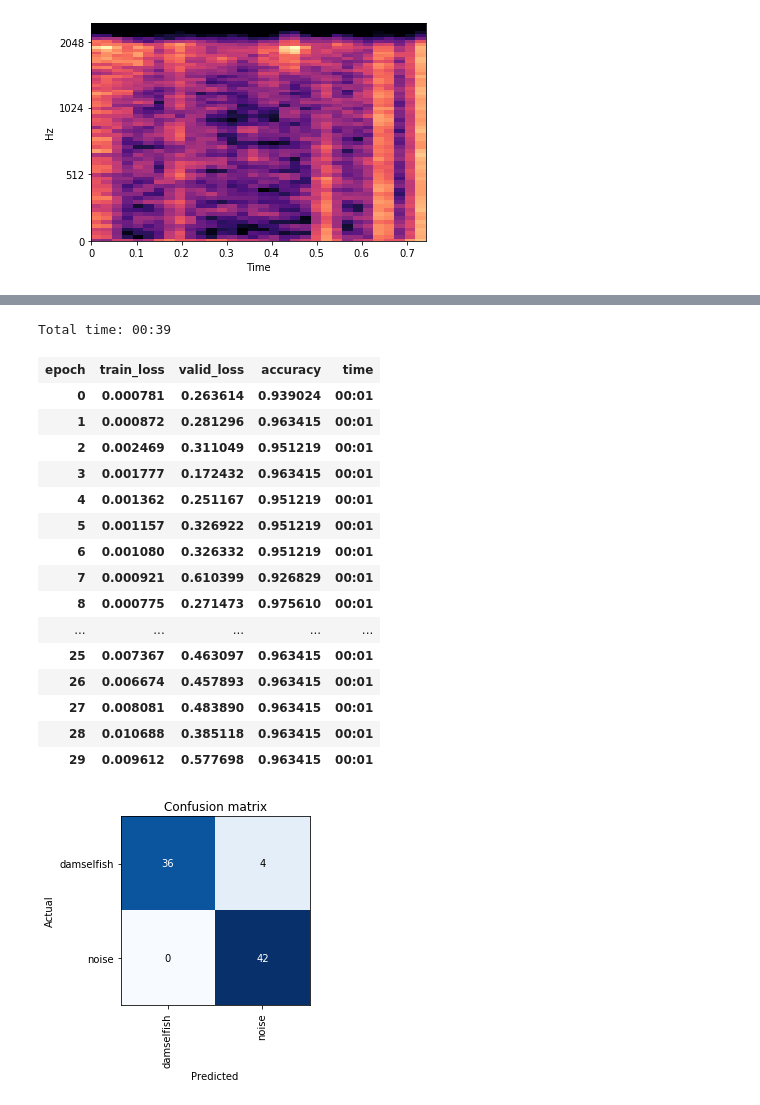
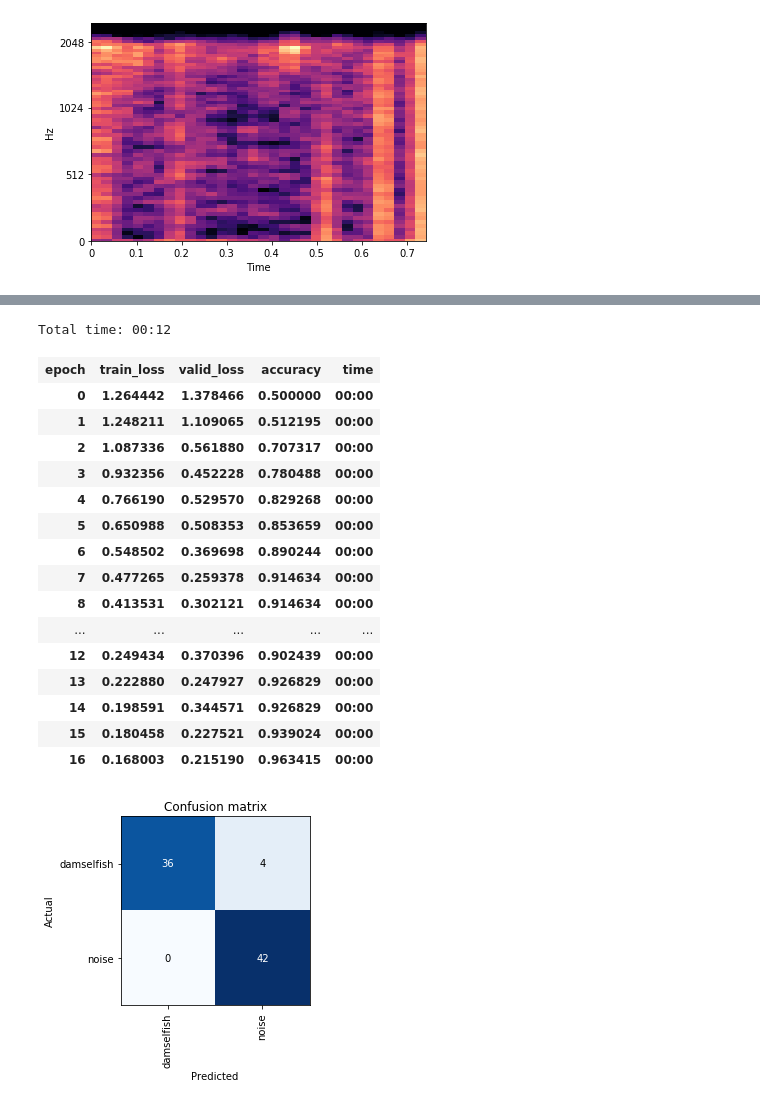
Before and after one commit to whoahbot/sonumator, a Jupyter notebook: notebook.ipynb, the cells around one changed output, grey strips where cells are left out. Drawn from its saved outputs; the diff is of its cells as text; code cells hidden in the pictures.

```diff
--- a/notebook.ipynb
+++ b/notebook.ipynb
@@ -114,23 +114,23 @@ LR Finder is complete, type {learner_name}.recorder.plot() to see the graph.
 # %%
-learn.fit_one_cycle(30, slice(1e-5, 1e-3))
+learn.fit_one_cycle(17, slice(1e-5, 1e-3))
 # %% [output]
-Total time: 00:39
+Total time: 00:12
 | epoch | train_loss | valid_loss | accuracy | time |
-| 0 | 0.000781 | 0.263614 | 0.939024 | 00:01 |
-| 1 | 0.000872 | 0.281296 | 0.963415 | 00:01 |
-| 2 | 0.002469 | 0.311049 | 0.951219 | 00:01 |
-| 3 | 0.001777 | 0.172432 | 0.963415 | 00:01 |
-| 4 | 0.001362 | 0.251167 | 0.951219 | 00:01 |
-| 5 | 0.001157 | 0.326922 | 0.951219 | 00:01 |
-| 6 | 0.001080 | 0.326332 | 0.951219 | 00:01 |
-| 7 | 0.000921 | 0.610399 | 0.926829 | 00:01 |
-| 8 | 0.000775 | 0.271473 | 0.975610 | 00:01 |
+| 0 | 1.264442 | 1.378466 | 0.500000 | 00:00 |
+| 1 | 1.248211 | 1.109065 | 0.512195 | 00:00 |
+| 2 | 1.087336 | 0.561880 | 0.707317 | 00:00 |
+| 3 | 0.932356 | 0.452228 | 0.780488 | 00:00 |
+| 4 | 0.766190 | 0.529570 | 0.829268 | 00:00 |
+| 5 | 0.650988 | 0.508353 | 0.853659 | 00:00 |
+| 6 | 0.548502 | 0.369698 | 0.890244 | 00:00 |
+| 7 | 0.477265 | 0.259378 | 0.914634 | 00:00 |
+| 8 | 0.413531 | 0.302121 | 0.914634 | 00:00 |
 | ... | ... | ... | ... | ... |
-| 25 | 0.007367 | 0.463097 | 0.963415 | 00:01 |
-| 26 | 0.006674 | 0.457893 | 0.963415 | 00:01 |
-| 27 | 0.008081 | 0.483890 | 0.963415 | 00:01 |
-| 28 | 0.010688 | 0.385118 | 0.963415 | 00:01 |
-| 29 | 0.009612 | 0.577698 | 0.963415 | 00:01 |
+| 12 | 0.249434 | 0.370396 | 0.902439 | 00:00 |
+| 13 | 0.222880 | 0.247927 | 0.926829 | 00:00 |
+| 14 | 0.198591 | 0.344571 | 0.926829 | 00:00 |
+| 15 | 0.180458 | 0.227521 | 0.939024 | 00:00 |
+| 16 | 0.168003 | 0.215190 | 0.963415 | 00:00 |
 # %%
 interp = ClassificationInterpretation.from_learner(learn)
 interp.plot_confusion_matrix()
```
Also changed, not shown: parts of 10 cells of this notebook.
